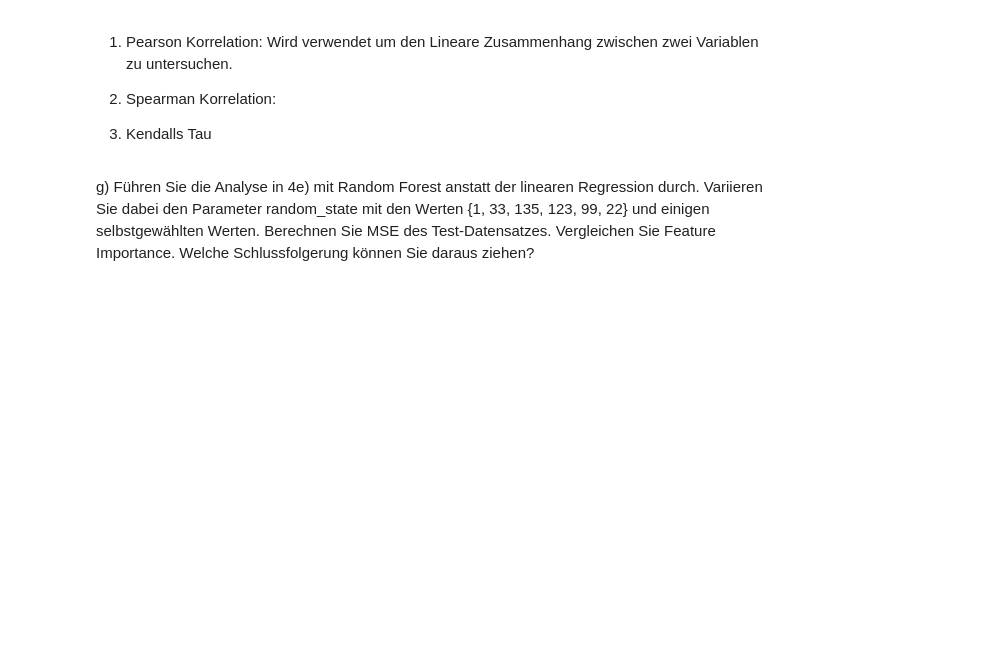
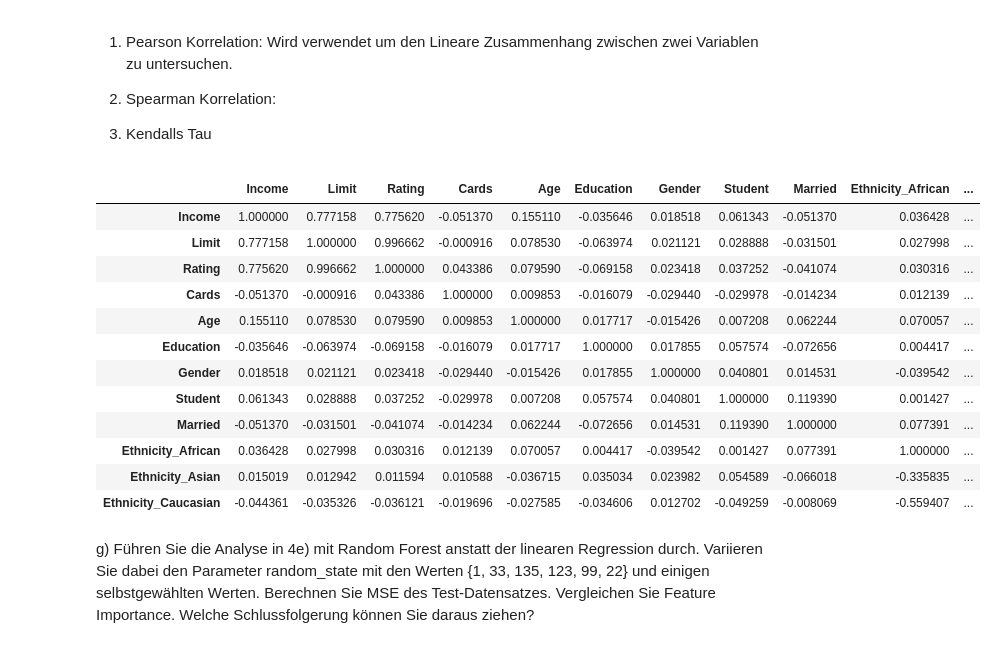
Before and after one commit to u-adrian/PSDA, a Jupyter notebook: 01_Exercise/Aufgabe_4.ipynb, the cells around one changed output. Saved outputs shown, nothing was run; the diff lists cells and outputs as text; code cells hidden in the pictures; blank space fills up the shorter version.

```diff
--- a/01_Exercise/Aufgabe_4.ipynb
+++ b/01_Exercise/Aufgabe_4.ipynb
@@ -191,5 +191,21 @@ f) Was ist Korrelation? Wann benutzt man Pearson Korrelation, Spearman Korrelati
 
 2.   Spearman Korrelation:
 3.   Kendalls Tau
+# %%
+X_train.corr()
+# %% [output]
+|  | Income | Limit | Rating | Cards | Age | Education | Gender | Student | Married | Ethnicity_African | ... |
+| Income | 1.000000 | 0.777158 | 0.775620 | -0.051370 | 0.155110 | -0.035646 | 0.018518 | 0.061343 | -0.051370 | 0.036428 | ... |
+| Limit | 0.777158 | 1.000000 | 0.996662 | -0.000916 | 0.078530 | -0.063974 | 0.021121 | 0.028888 | -0.031501 | 0.027998 | ... |
+| Rating | 0.775620 | 0.996662 | 1.000000 | 0.043386 | 0.079590 | -0.069158 | 0.023418 | 0.037252 | -0.041074 | 0.030316 | ... |
+| Cards | -0.051370 | -0.000916 | 0.043386 | 1.000000 | 0.009853 | -0.016079 | -0.029440 | -0.029978 | -0.014234 | 0.012139 | ... |
+| Age | 0.155110 | 0.078530 | 0.079590 | 0.009853 | 1.000000 | 0.017717 | -0.015426 | 0.007208 | 0.062244 | 0.070057 | ... |
+| Education | -0.035646 | -0.063974 | -0.069158 | -0.016079 | 0.017717 | 1.000000 | 0.017855 | 0.057574 | -0.072656 | 0.004417 | ... |
+| Gender | 0.018518 | 0.021121 | 0.023418 | -0.029440 | -0.015426 | 0.017855 | 1.000000 | 0.040801 | 0.014531 | -0.039542 | ... |
+| Student | 0.061343 | 0.028888 | 0.037252 | -0.029978 | 0.007208 | 0.057574 | 0.040801 | 1.000000 | 0.119390 | 0.001427 | ... |
+| Married | -0.051370 | -0.031501 | -0.041074 | -0.014234 | 0.062244 | -0.072656 | 0.014531 | 0.119390 | 1.000000 | 0.077391 | ... |
+| Ethnicity_African | 0.036428 | 0.027998 | 0.030316 | 0.012139 | 0.070057 | 0.004417 | -0.039542 | 0.001427 | 0.077391 | 1.000000 | ... |
+| Ethnicity_Asian | 0.015019 | 0.012942 | 0.011594 | 0.010588 | -0.036715 | 0.035034 | 0.023982 | 0.054589 | -0.066018 | -0.335835 | ... |
+| Ethnicity_Caucasian | -0.044361 | -0.035326 | -0.036121 | -0.019696 | -0.027585 | -0.034606 | 0.012702 | -0.049259 | -0.008069 | -0.559407 | ... |
 # %% [markdown]
 g) Führen Sie die Analyse in 4e) mit Random Forest anstatt der linearen Regression durch. Variieren Sie dabei den Parameter random_state mit den Werten {1, 33, 135, 123, 99, 22} und einigen selbstgewählten Werten. Berechnen Sie MSE des Test-Datensatzes. Vergleichen Sie Feature Importance. Welche Schlussfolgerung können Sie daraus ziehen?
```
Also changed, not shown: parts of 5 cells of this notebook.
